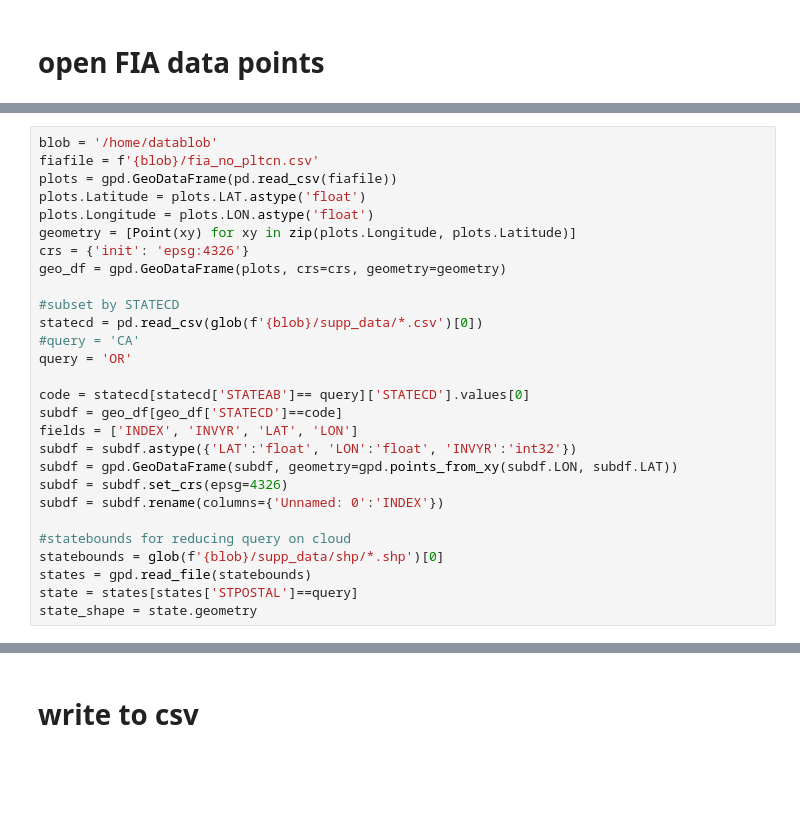
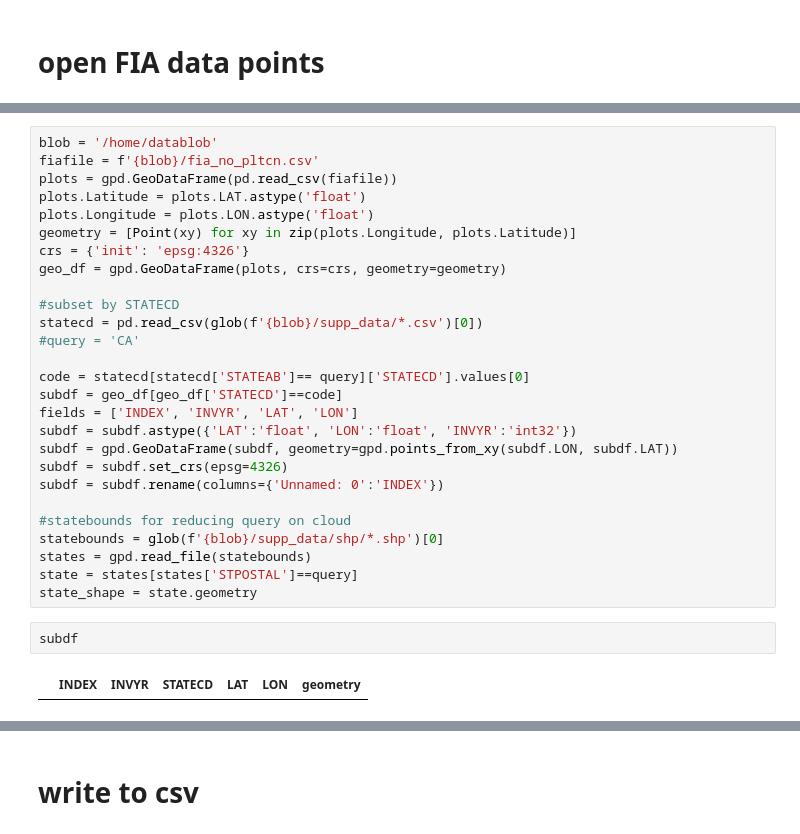
Before and after one commit to tonychang-cspinc/AIforEarth-Forest-Disturbance, a Jupyter notebook: notebooks/03-Azure-Storage-NAIP-sampling.ipynb, the cells around one changed output, grey strips where cells are left out. Drawn from its saved outputs; the diff is of its cells as text; blank space fills up the shorter version.

```diff
--- a/notebooks/03-Azure-Storage-NAIP-sampling.ipynb
+++ b/notebooks/03-Azure-Storage-NAIP-sampling.ipynb
@@ -90,7 +82,6 @@ geo_df = gpd.GeoDataFrame(plots, crs=crs, geometry=geometry)
 #subset by STATECD
 statecd = pd.read_csv(glob(f'{blob}/supp_data/*.csv')[0])
 #query = 'CA'
-query = 'OR'
 
 code = statecd[statecd['STATEAB']== query]['STATECD'].values[0]
 subdf = geo_df[geo_df['STATECD']==code]
@@ -105,6 +96,10 @@ statebounds = glob(f'{blob}/supp_data/shp/*.shp')[0]
 states = gpd.read_file(statebounds)
 state = states[states['STPOSTAL']==query]
 state_shape = state.geometry
+# %%
+subdf
+# %% [output]
+|  | INDEX | INVYR | STATECD | LAT | LON | geometry |
 # %%
 from pathlib import Path
 from PIL import Image
```
Also changed, not shown: parts of 6 cells of this notebook, 1 other file.
